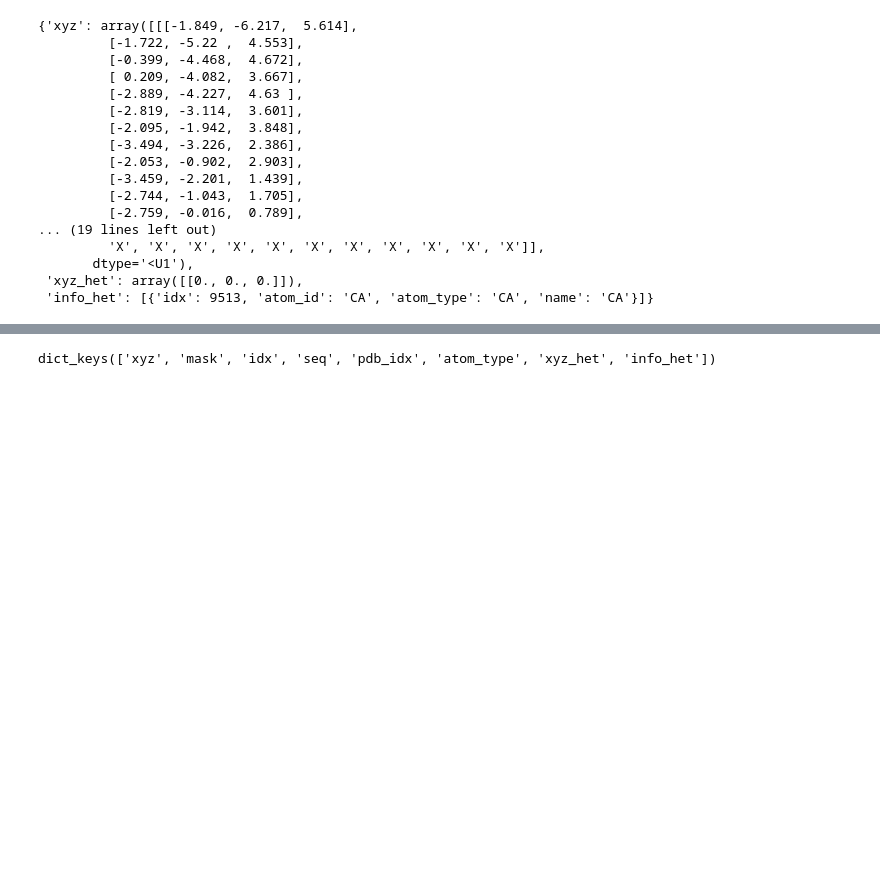
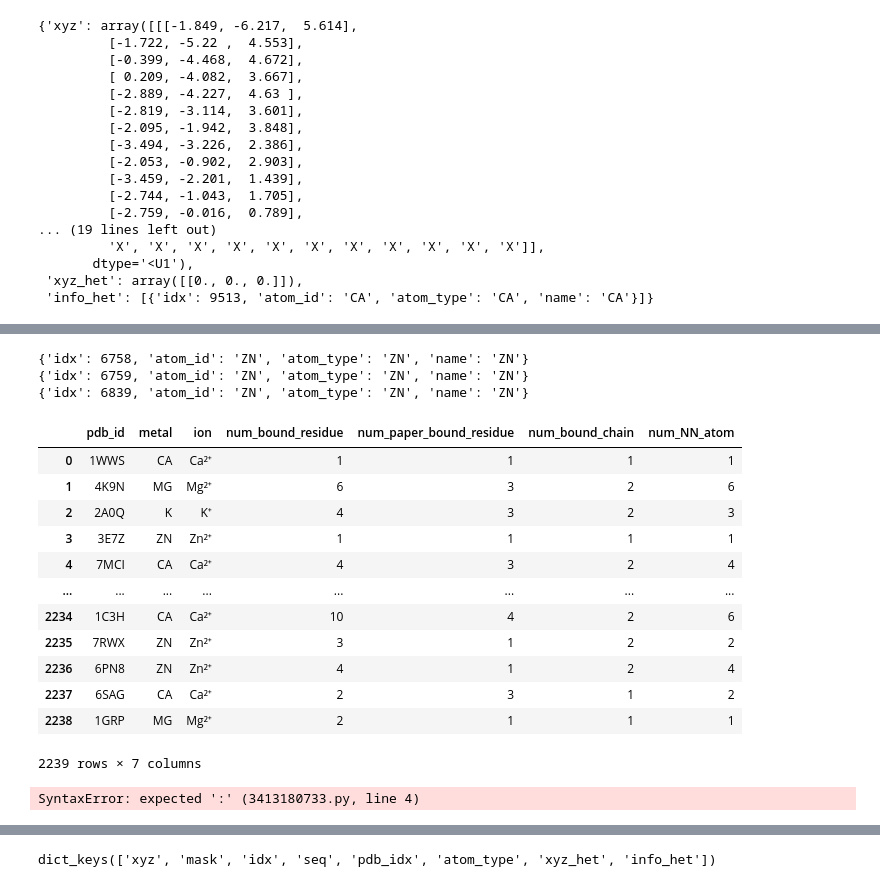
Before and after one commit to iamlongtran/scaffold_squad, a Jupyter notebook: data.ipynb, the cells around one changed output, grey strips where cells are left out. Saved outputs shown, nothing was run; the diff lists cells and outputs as text; code cells hidden in the pictures; blank space fills up the shorter version.

```diff
--- a/data.ipynb
+++ b/data.ipynb
@@ -436,7 +436,7 @@ df_rotamer#['motif_binding_xyz'][0]
 df_rotamer.to_pickle('data/df_rotamer.pkl')
 df_rotamer.to_csv('data/df_rotamer.csv')
 # %%
-df_rotamer_pkl = pd.read_pickle('df_rotamer.pkl')
+df_rotamer_pkl = pd.read_pickle('data/df_rotamer.pkl')
 # %%
 type(df_rotamer_pkl['motif_binding_xyz'][0])
 #tmp = df_rotamer_pkl['motif_binding_xyz'].map(ast.literal_eval)
@@ -479,3 +499,11 @@ df_rotamer.to_csv('df_rotamer.csv', index=False)
+# %%
+for i in out['info_het']:
+    if i['name'] == 'ZN':
+        print(i)
+# %% [output]
+{'idx': 6758, 'atom_id': 'ZN', 'atom_type': 'ZN', 'name': 'ZN'}
+{'idx': 6759, 'atom_id': 'ZN', 'atom_type': 'ZN', 'name': 'ZN'}
+{'idx': 6839, 'atom_id': 'ZN', 'atom_type': 'ZN', 'name': 'ZN'}
 # %%
 # NN_atoms['atom_type']#.remove('C') ==
 # %%
@@ -489,2 +517,26 @@ out = parsers.parse_pdb('/home/lhtran/class/scaffold_squad/datasets/rotamer_moti
 # #f'{pdb_id.upper()}-{metal.upper()}-{motif_binding_id}'
 # metal == None
+# %%
+df_rotamer_pkl[['pdb_id','metal','ion','num_bound_residue','num_paper_bound_residue','num_bound_chain','num_NN_atom']]
+# %% [output]
+|  | pdb_id | metal | ion | num_bound_residue | num_paper_bound_residue | num_bound_chain | num_NN_atom |
+| 0 | 1WWS | CA | Ca²⁺ | 1 | 1 | 1 | 1 |
+| 1 | 4K9N | MG | Mg²⁺ | 6 | 3 | 2 | 6 |
+| 2 | 2A0Q | K | K⁺ | 4 | 3 | 2 | 3 |
+| 3 | 3E7Z | ZN | Zn²⁺ | 1 | 1 | 1 | 1 |
+| 4 | 7MCI | CA | Ca²⁺ | 4 | 3 | 2 | 4 |
+| ... | ... | ... | ... | ... | ... | ... | ... |
+| 2234 | 1C3H | CA | Ca²⁺ | 10 | 4 | 2 | 6 |
+| 2235 | 7RWX | ZN | Zn²⁺ | 3 | 1 | 2 | 2 |
+| 2236 | 6PN8 | ZN | Zn²⁺ | 4 | 1 | 2 | 4 |
+| 2237 | 6SAG | CA | Ca²⁺ | 2 | 3 | 1 | 2 |
+| 2238 | 1GRP | MG | Mg²⁺ | 2 | 1 | 1 | 1 |
+2239 rows × 7 columns
+# %%
+#out['info_het']
+out['info_get']
+for i in out['info_get']:
+    if i['name'] == 'ZN' and i
+        print(i)
+# %% [output]
+SyntaxError: expected ':' (3413180733.py, line 4)
```
Also changed, not shown: parts of 10 cells of this notebook, 4 other files.
